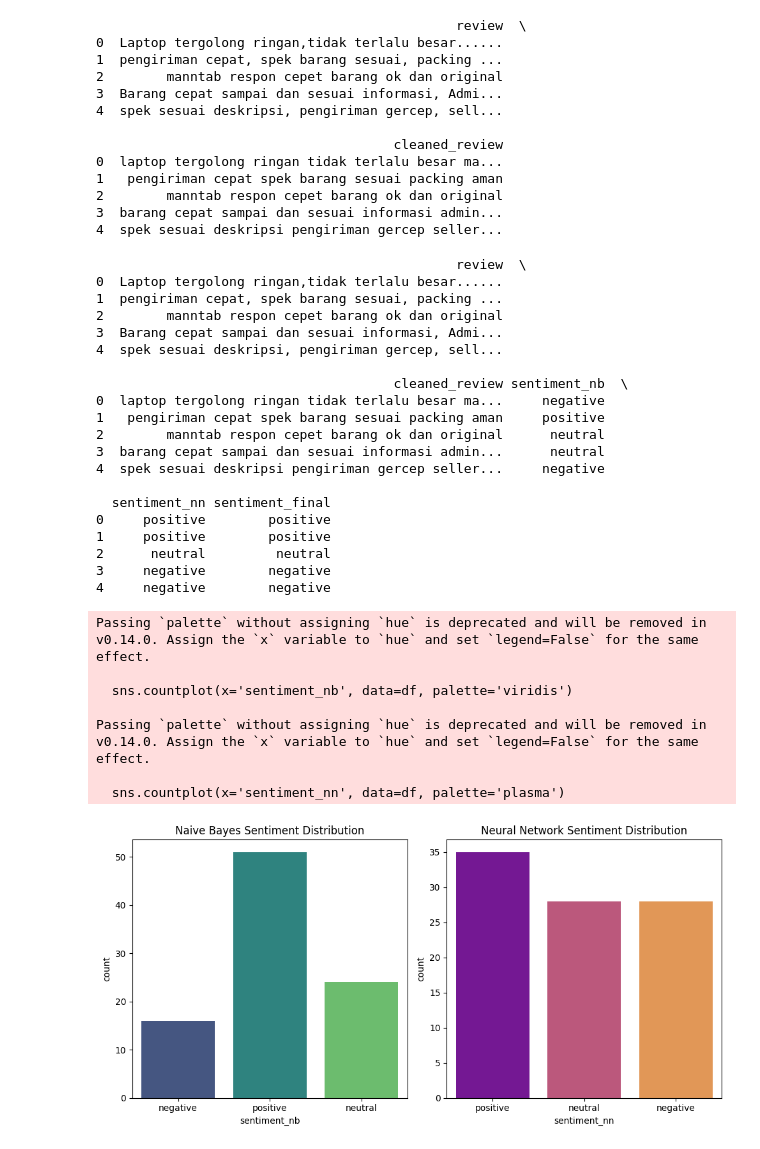
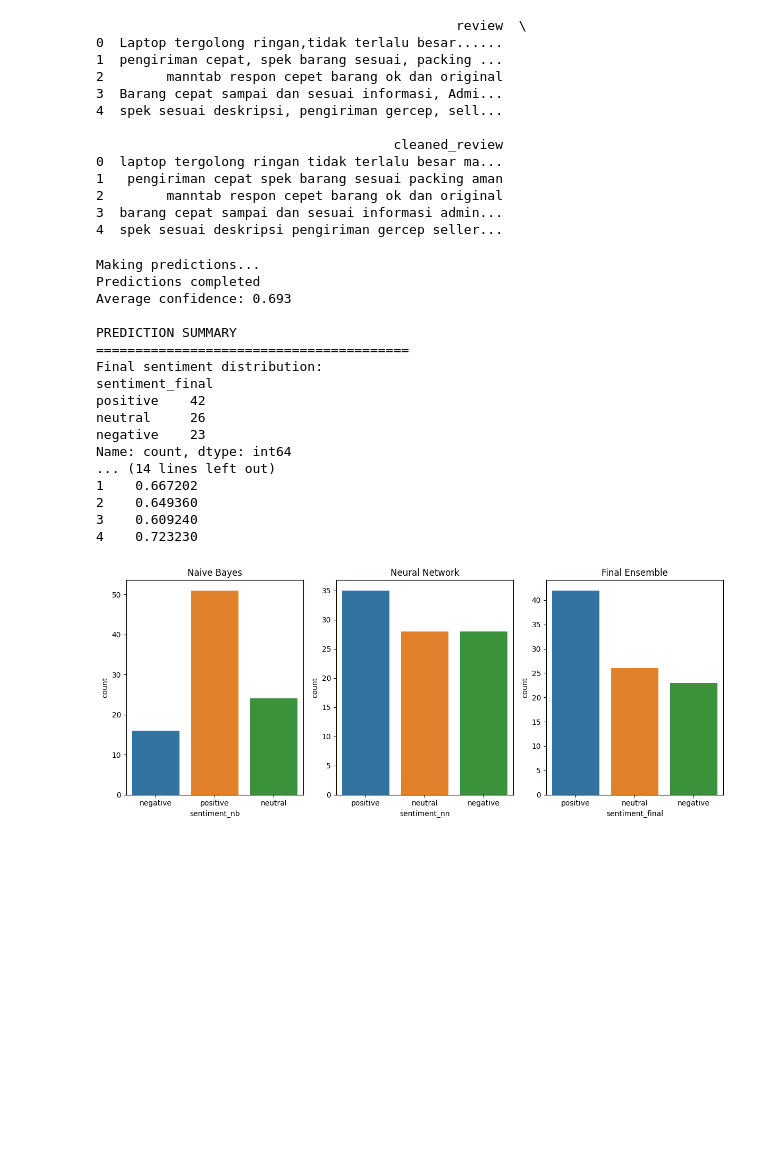
Before and after one commit to SedekahIllahi/data-crawling-streamlit, a Jupyter notebook: notebooks/3_predict_sentiment.ipynb, the cells around one changed output. Saved outputs shown, nothing was run; the diff lists cells and outputs as text; code cells hidden in the pictures; blank space fills up the shorter version.

```diff
--- a/notebooks/3_predict_sentiment.ipynb
+++ b/notebooks/3_predict_sentiment.ipynb
@@ -69,48 +99,55 @@ def predict_sentiments(df, text_column):
 
     return df
 # %%
+# Run sentiment prediction
 df = predict_sentiments(df, 'cleaned_review')
-print(df.head())
+
+# Display prediction summary
+print("\nPREDICTION SUMMARY")
+print("=" * 40)
+print("Final sentiment distribution:")
+print(df['sentiment_final'].value_counts())
+print(f"\nConfidence range: {df['confidence'].min():.3f} - {df['confidence'].max():.3f}")
+print(f"Low confidence predictions (<0.7): {(df['confidence'] < 0.7).sum()}")
+print()
+
+print("Sample predictions:")
+print(df[['cleaned_review', 'sentiment_final', 'confidence']].head())
 # %% [output]
-                                              review  \
-0  Laptop tergolong ringan,tidak terlalu besar......
-1  pengiriman cepat, spek barang sesuai, packing ...
-2        manntab respon cepet barang ok dan original
-3  Barang cepat sampai dan sesuai informasi, Admi...
-4  spek sesuai deskripsi, pengiriman gercep, sell...
+Making predictions...
+Predictions completed
+Average confidence: 0.693
 
-                                      cleaned_review sentiment_nb  \
-0  laptop tergolong ringan tidak terlalu besar ma...     negative
-1   pengiriman cepat spek barang sesuai packing aman     positive
-2        manntab respon cepet barang ok dan original      neutral
-3  barang cepat sampai dan sesuai informasi admin...      neutral
-4  spek sesuai deskripsi pengiriman gercep seller...     negative
-
-  sentiment_nn sentiment_final
-0     positive        positive
-1     positive        positive
-2      neutral         neutral
-3     negative        negative
-4     negative        negative
+PREDICTION SUMMARY
+========================================
+Final sentiment distribution:
+sentiment_final
+positive    42
+neutral     26
+negative    23
+Name: count, dtype: int64
+... (14 lines left out)
+1    0.667202
+2    0.649360
+3    0.609240
+4    0.723230
 # %%
-plt.figure(figsize=(10,5))
-plt.subplot(1, 2, 1)
-sns.countplot(x='sentiment_nb', data=df, palette='viridis')
-plt.title("Naive Bayes Sentiment Distribution")
+# Compare sentiment distributions across models
+plt.figure(figsize=(12,5))
+plt.subplot(1, 3, 1)
+sns.countplot(x='sentiment_nb', data=df, hue='sentiment_nb', legend=False)
+plt.title("Naive Bayes")
 
-plt.subplot(1, 2, 2)
-sns.countplot(x='sentiment_nn', data=df, palette='plasma')
-plt.title("Neural Network Sentiment Distribution")
+plt.subplot(1, 3, 2)
+sns.countplot(x='sentiment_nn', data=df, hue='sentiment_nn', legend=False)
+plt.title("Neural Network")
+
+plt.subplot(1, 3, 3)
+sns.countplot(x='sentiment_final', data=df, hue='sentiment_final', legend=False)
+plt.title("Final Ensemble")
 
 plt.tight_layout()
 plt.show()
 # %% [output]
-Passing `palette` without assigning `hue` is deprecated and will be removed in v0.14.0. Assign the `x` variable to `hue` and set `legend=False` for the same effect.
-
-  sns.countplot(x='sentiment_nb', data=df, palette='viridis')
-
-Passing `palette` without assigning `hue` is deprecated and will be removed in v0.14.0. Assign the `x` variable to `hue` and set `legend=False` for the same effect.
-
-  sns.countplot(x='sentiment_nn', data=df, palette='plasma')
-[figure, old version]
+[figure, new version]
 # %%
```
Also changed, not shown: parts of 7 cells of this notebook, 8 other files.
